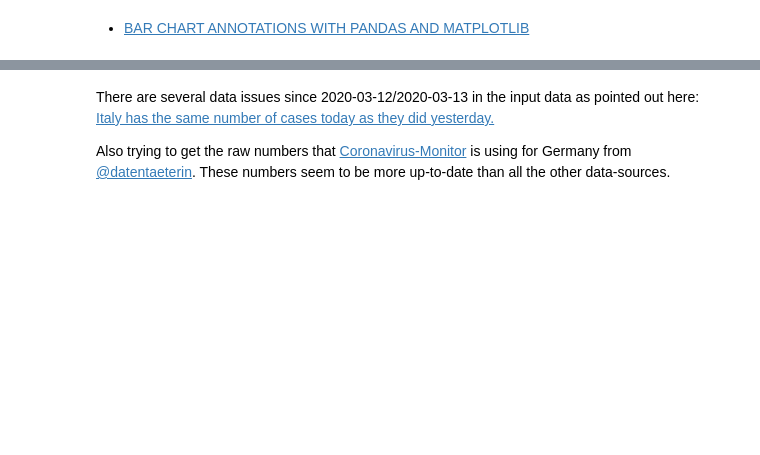
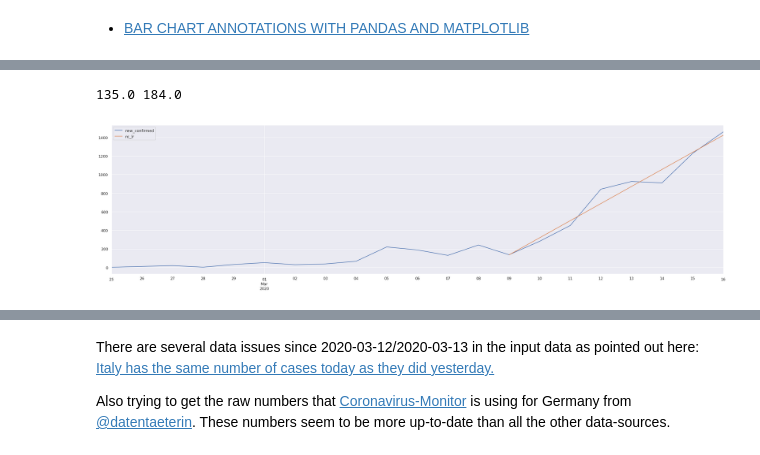
Before and after one commit to cs224/covid-19-data-analysis, a Jupyter notebook: covid-19-data-analysis.ipynb, the cells around one changed output, grey strips where cells are left out. Saved outputs shown, nothing was run; the diff lists cells and outputs as text; code cells hidden in the pictures; blank space fills up the shorter version.

```diff
--- a/covid-19-data-analysis.ipynb
+++ b/covid-19-data-analysis.ipynb
@@ -147,3 +150,26 @@ cbr_germany.plot_daily_stats()
+# %%
+date_range = pd.date_range(pd.to_datetime('2020-03-09'),pd.to_datetime('2020-03-16'))
+cbr_germany_new_confirmed_df = cbr_germany.df.loc[date_range,['new_confirmed']]
+x = np.arange(len(cbr_germany_new_confirmed_df) * 1.0)
+
+regressor = sklearn.linear_model.LinearRegression()
+regressor.fit(x.reshape(-1, 1), cbr_germany_new_confirmed_df.new_confirmed.values.reshape(-1, 1) * 1.0)
+
+y = regressor.intercept_[0] + regressor.coef_[0,0]*x
+cbr_germany_new_confirmed_lr_df = pd.DataFrame(y.reshape(-1,1),index=cbr_germany_new_confirmed_df.index, columns=['nc_lr'])
+
+
+ldf = pd.concat([cbr_germany.df, cbr_germany_new_confirmed_lr_df], axis=1)
+ldf.loc[:] = ldf.values * 1.0
+last_day = cbr_germany.df.index[-1]
+ldf = ldf.loc[last_day + datetime.timedelta(days=-20):,['new_confirmed', 'nc_lr']]
+fig = plt.figure(figsize=(32, 8), dpi=80, facecolor='w', edgecolor='k')
+ax  = plt.subplot(1, 1, 1)
+ldf.plot(ax=ax)
+print(regressor.intercept_[0].round(2), regressor.coef_[0,0].round(2))
+# %% [output]
+135.0 184.0
+[figure, added]
 # %%
 cbr_germany.plot_daily_stacked()
 # %% [output]
```
Also changed, not shown: parts of 31 cells of this notebook, 3 other files.
